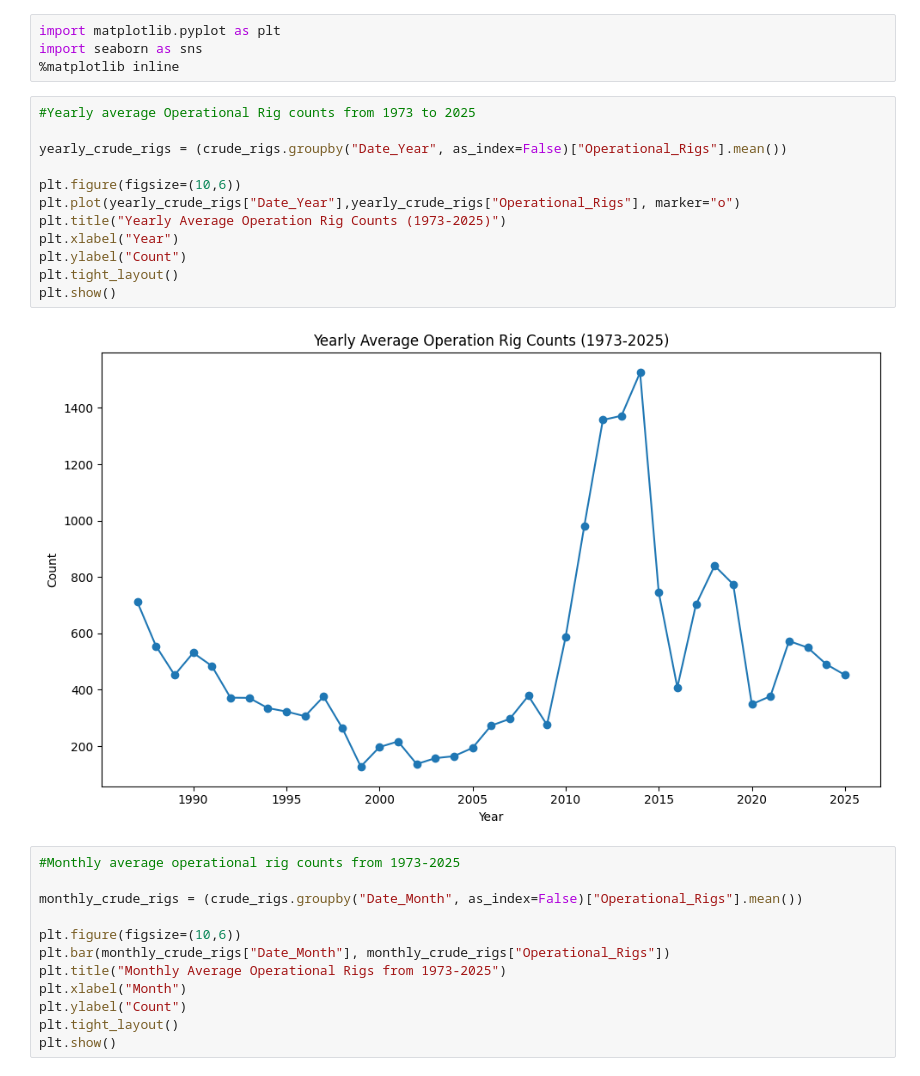
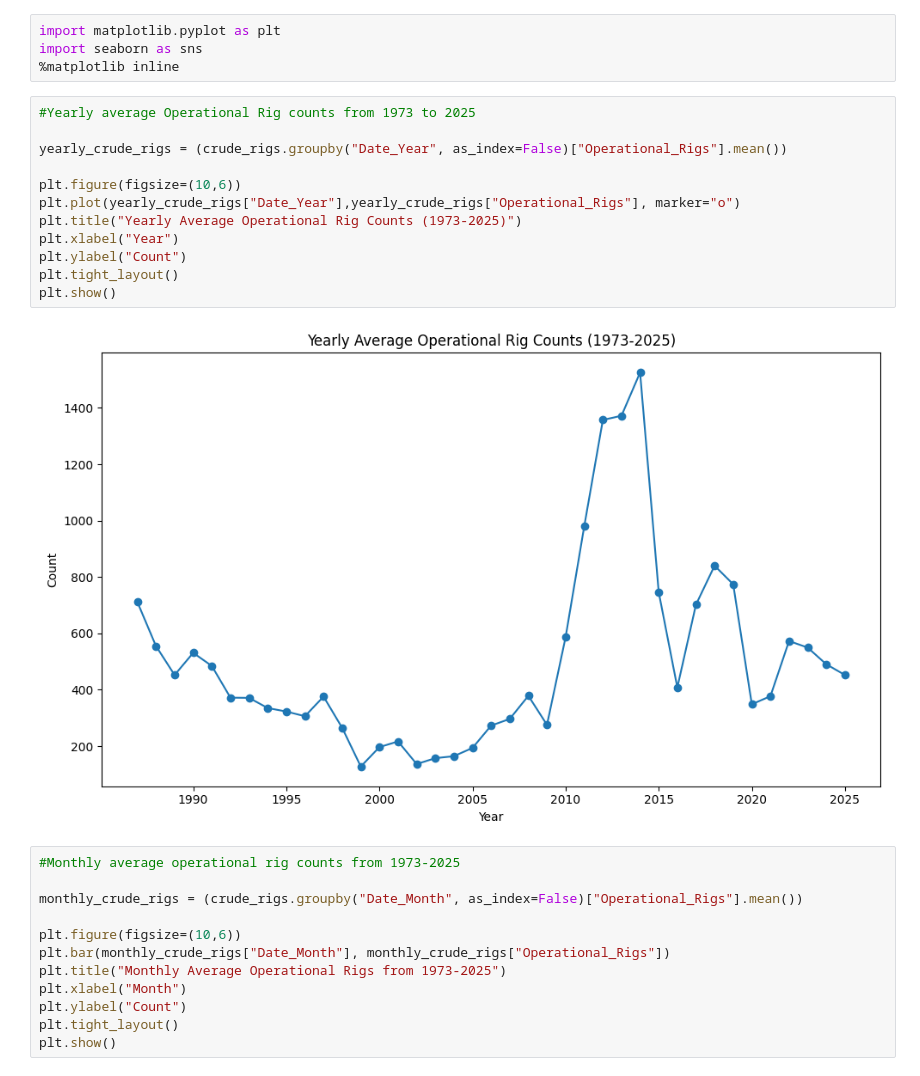
Before and after one commit to btokoli/Forecasting-Refinery-Throughput-Disruptions-via-Midstream-Pipeline-Incident-Analysis, a Jupyter notebook: notebooks/EDA_cleaning.ipynb, the cells around one changed output. Cells and saved outputs as stored; diff of their text form.

```diff
--- a/notebooks/EDA_cleaning.ipynb
+++ b/notebooks/EDA_cleaning.ipynb
@@ -237,17 +237,17 @@ import seaborn as sns
 # %%
 #Yearly average Operational Rig counts from 1973 to 2025
 
 yearly_crude_rigs = (crude_rigs.groupby("Date_Year", as_index=False)["Operational_Rigs"].mean())
 
 plt.figure(figsize=(10,6))
 plt.plot(yearly_crude_rigs["Date_Year"],yearly_crude_rigs["Operational_Rigs"], marker="o")
-plt.title("Yearly Average Operation Rig Counts (1973-2025)")
+plt.title("Yearly Average Operational Rig Counts (1973-2025)")
 plt.xlabel("Year")
 plt.ylabel("Count")
 plt.tight_layout()
 plt.show()
 # %% [output]
-[figure, old version]
+[figure, new version]
 # %%
 #Monthly average operational rig counts from 1973-2025
 
```
Also changed, not shown: parts of 7 cells of this notebook, 1 other file.
